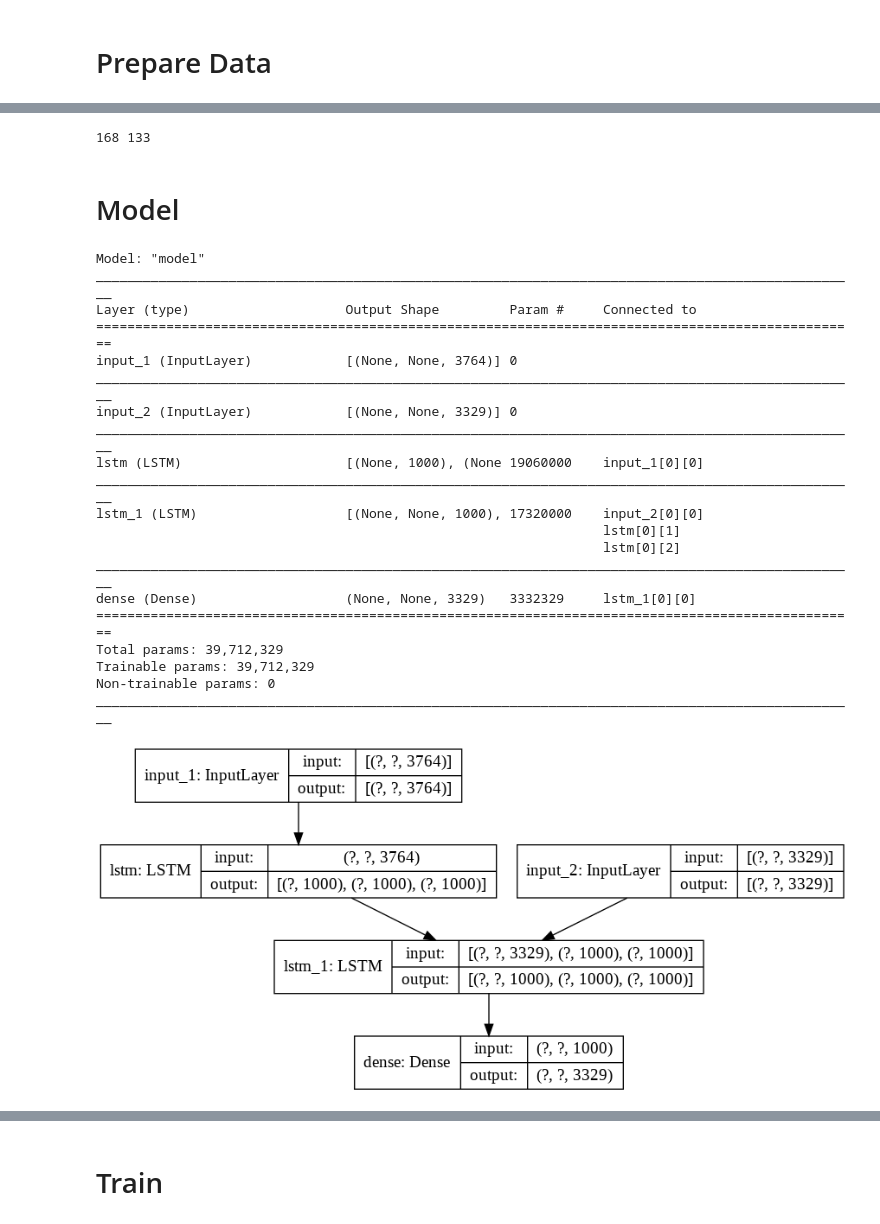
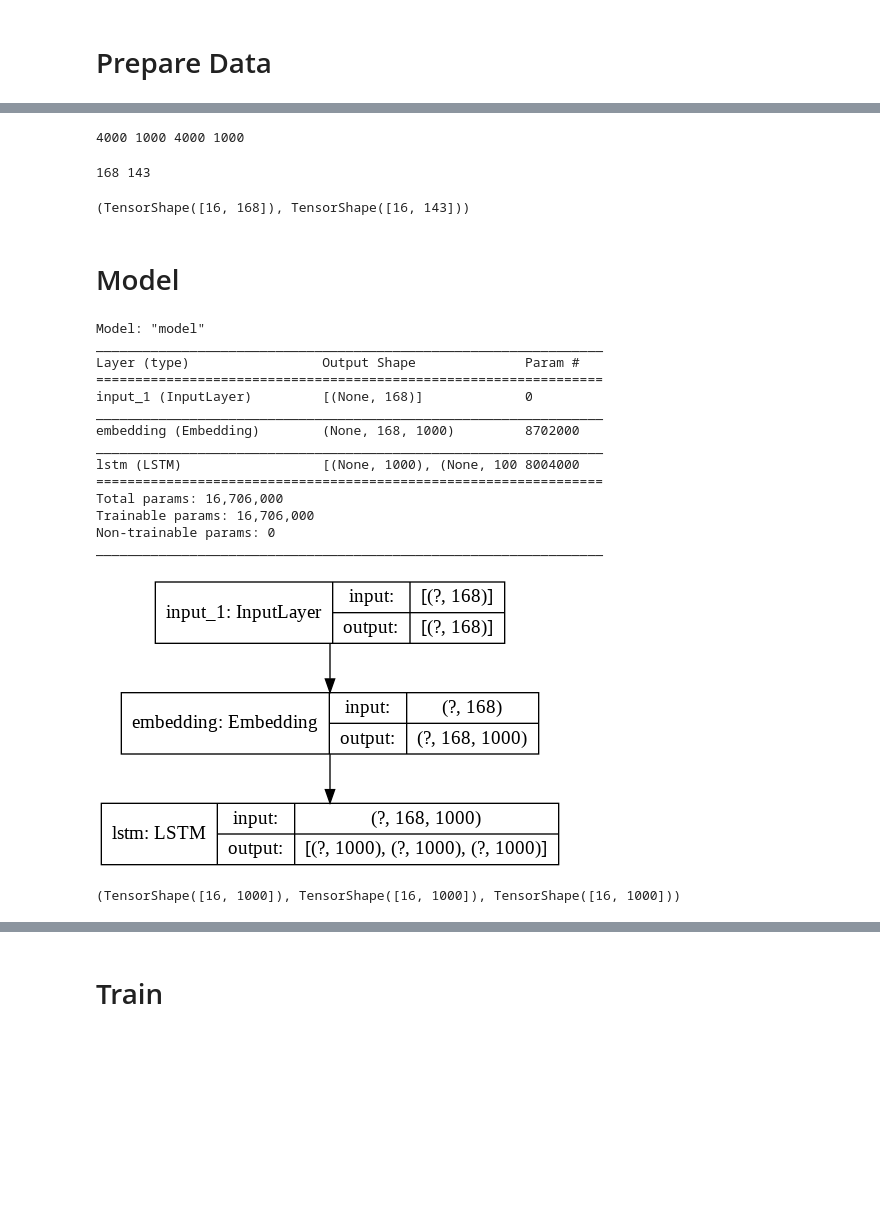
Before and after one commit to Aheli15/NMT, a Jupyter notebook: Machine_Translation_with_Seq2Seq.ipynb, the cells around one changed output, grey strips where cells are left out. Drawn from its saved outputs; the diff is of its cells as text; code cells hidden in the pictures; blank space fills up the shorter version.

```diff
--- a/Machine_Translation_with_Seq2Seq.ipynb
+++ b/Machine_Translation_with_Seq2Seq.ipynb
@@ -116,6 +91,11 @@ print(len(enc_inp_train), len(enc_inp_test), len(dec_inp_train), len(dec_op_trai
+# %%
+input_train, input_test, target_train, target_test = train_test_split(input_tensor, target_tensor, test_size=0.2)
+print(len(input_train), len(input_test), len(target_train), len(target_test))
+# %% [output]
+4000 1000 4000 1000
 # %%
-inp_max_len, tar_max_len = max_length(enc_input), max_length(dec_input)
+inp_max_len, tar_max_len = max_length(input_train), max_length(target_train)
 print(inp_max_len, tar_max_len)
 # %% [output]
-168 133
+168 143
 # %%
@@ -131,15 +111,8 @@ dataset = tf.data.Dataset.from_tensor_slices((enc_inp_train, dec_inp_train, dec_
 dataset = dataset.batch(BATCH_SIZE, drop_remainder=True)
+# %%
+example_input, example_target = next(iter(dataset))
+example_input.shape, example_target.shape
+# %% [output]
+(TensorShape([16, 168]), TensorShape([16, 143]))
 # %% [markdown]
 # Model
-# %%
-# encoder
-
-enc_inp = tf.keras.Input((None, vocab_inp_size))
-#inp_emb = tf.keras.layers.Embedding(vocab_inp_size, embedding_dim, mask_zero=True)(enc_inp)
-
-#enc_lstm_1 = tf.keras.layers.LSTM(units, return_sequences=True)(enc_inp)#_emb)
-#enc_lstm_2 = tf.keras.layers.LSTM(units, return_sequences=True)(enc_lstm_1)
-#enc_lstm_3 = tf.keras.layers.LSTM(units, return_sequences=True)(enc_lstm_2)
-
-enc_op, state_h, state_c = tf.keras.layers.LSTM(units, return_state=True)(enc_inp)
-encoder_states = [state_h, state_c]
@@ -156,26 +119,34 @@ outputs = dec_dense(dec_op)
+# %%
+# encoder
+def define_encoder(max_len, vocab_size, embedding_dim, units):
+    inp = tf.keras.Input((max_len))
+    embedding = tf.keras.layers.Embedding(vocab_size, embedding_dim)(inp)
+    output, state_h, state_c = tf.keras.layers.LSTM(units, return_state=True)(embedding)
+    states = [state_h, state_c]
+    model = tf.keras.Model(inp, [output,state_h, state_c])
+    return model
 # %%
-seq2seq = tf.keras.Model([enc_inp, dec_inp], outputs)
-seq2seq.summary()
-tf.keras.utils.plot_model(seq2seq, to_file='seq2seq_plot.png', show_shapes=True, show_layer_names=True)
+encoder = define_encoder(inp_max_len, vocab_inp_size, embedding_dim, units)
+encoder.summary()
+tf.keras.utils.plot_model(encoder, to_file='encoder_plot.png', show_shapes=True, show_layer_names=True)
 # %% [output]
 Model: "model"
-__________________________________________________________________________________________________
-Layer (type)                    Output Shape         Param #     Connected to
-==================================================================================================
-input_1 (InputLayer)            [(None, None, 3764)] 0
-__________________________________________________________________________________________________
-input_2 (InputLayer)            [(None, None, 3329)] 0
-__________________________________________________________________________________________________
-lstm (LSTM)                     [(None, 1000), (None 19060000    input_1[0][0]
-__________________________________________________________________________________________________
-lstm_1 (LSTM)                   [(None, None, 1000), 17320000    input_2[0][0]
-                                                                 lstm[0][1]
-                                                                 lstm[0][2]
-__________________________________________________________________________________________________
-dense (Dense)                   (None, None, 3329)   3332329     lstm_1[0][0]
-==================================================================================================
-Total params: 39,712,329
-Trainable params: 39,712,329
+_________________________________________________________________
+Layer (type)                 Output Shape              Param #
+=================================================================
+input_1 (InputLayer)         [(None, 168)]             0
+_________________________________________________________________
+embedding (Embedding)        (None, 168, 1000)         8702000
+_________________________________________________________________
+lstm (LSTM)                  [(None, 1000), (None, 100 8004000
+=================================================================
+Total params: 16,706,000
+Trainable params: 16,706,000
 Non-trainable params: 0
-__________________________________________________________________________________________________
+_________________________________________________________________
-[figure, old version]
+[figure, new version]
+# %%
+a, b, c = encoder(example_input)
+a.shape, b.shape, c.shape
+# %% [output]
+(TensorShape([16, 1000]), TensorShape([16, 1000]), TensorShape([16, 1000]))
```
Also changed, not shown: parts of 30 cells of this notebook.
